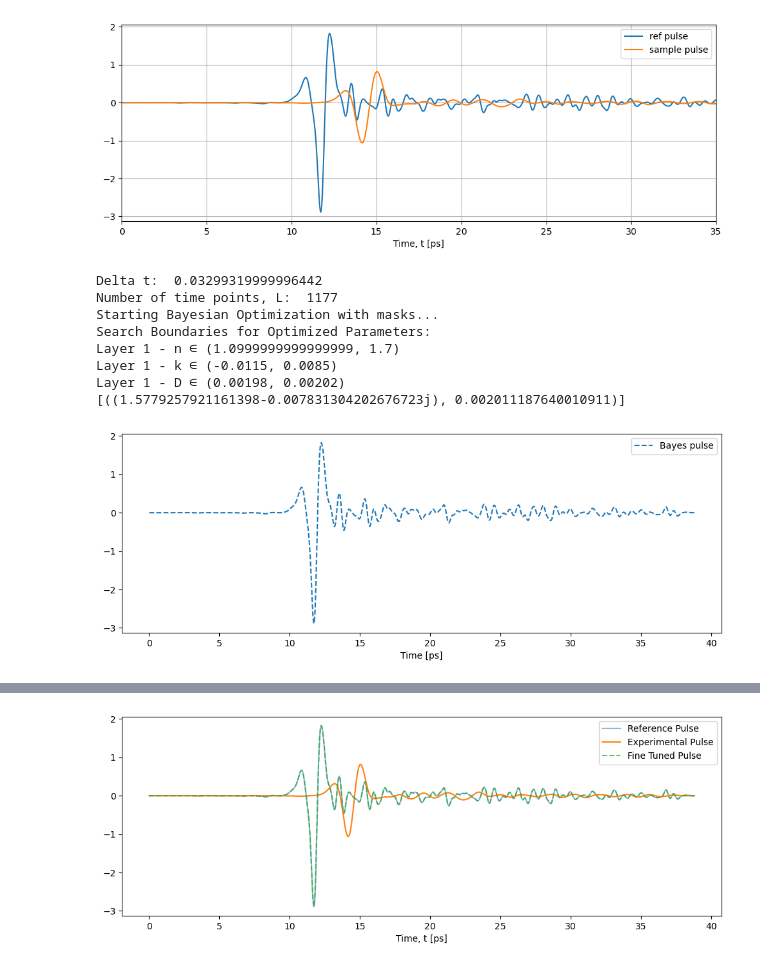
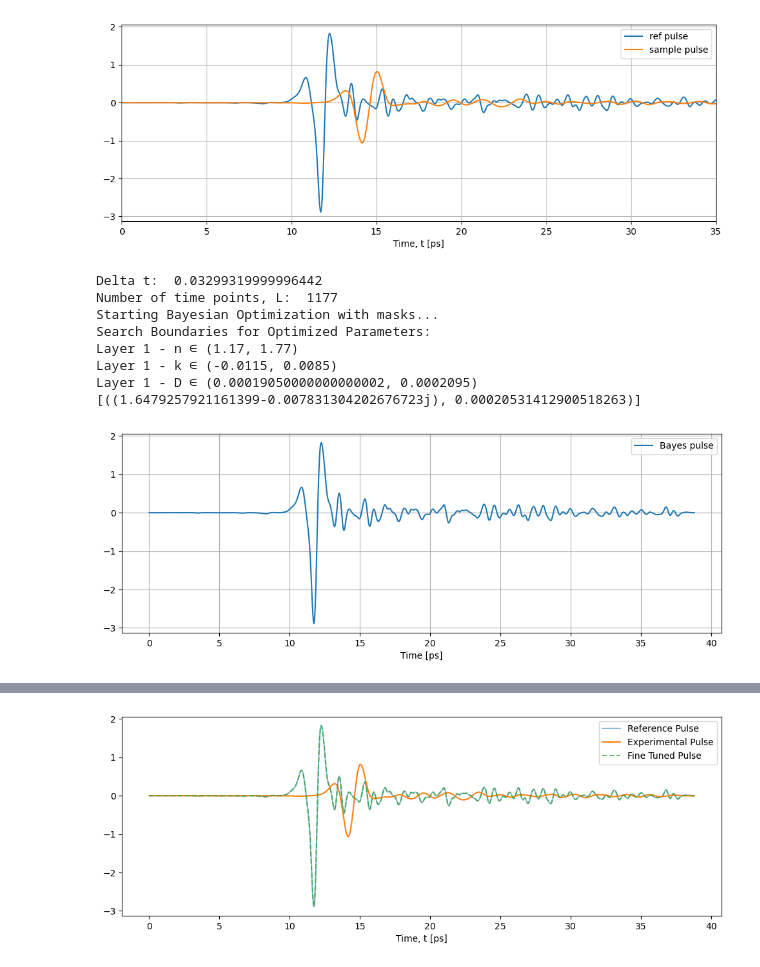
Before and after one commit to Loriginale2000/TerahertzProject, a Jupyter notebook: TheoTHzTDS/THz-TDS/Transfer Matrix Method/THz_Test_glass_slide.ipynb, the cells around one changed output, grey strips where cells are left out. Cells and saved outputs as stored; diff of their text form; code cells hidden in the pictures.

Commit message:
Fixed parts of the code, added new files and tried to extract parameters

```diff
--- a/TheoTHzTDS/THz-TDS/Transfer Matrix Method/THz_Test_glass_slide.ipynb
+++ b/TheoTHzTDS/THz-TDS/Transfer Matrix Method/THz_Test_glass_slide.ipynb
@@ -162,9 +185,9 @@ from Matrix_methods.Simulate import simulate_parallel
 # CONVERT DATA TO TENSORS
 
 # REFERENCE PULSE
-reference_pulse_tensor = torch.tensor(ref_signal, dtype=torch.float32)
+reference_pulse_tensor = torch.tensor(amp1, dtype=torch.float32)
 #SAMPLE PULSE
-sample_pulse_tensor = torch.tensor(sample_signal, dtype=torch.float32)
+sample_pulse_tensor = torch.tensor(amp2, dtype=torch.float32)
 
 
 plt.figure(figsize=(12,4))
@@ -179,15 +202,18 @@ plt.show()
 [figure]
 # %%
 # set initial guesses for Bayes optimization
-layers_init = [(1.4-0.0015j, 2e-3)]
-optimization_bounds = [0.3, 0.01, 2e-5]
+layers_init = [(1.47-0.0015j, 0.2e-3)]
+
+optimization_bounds = [0.3, 0.01, 9.5e-6]
 deltat = t1[1] - t1[0]
 L = reference_pulse_tensor.shape[0]
+
+
 print("Delta t: ", deltat)
 print("Number of time points, L: ", L)
 
 # Set optimization mask
-optimization_mask = [(True, True, True)]
+optimization_mask = [(True, True, True),]
 
 # Initialize extractor for the data
 Bayes_extractor = BayesianLayeredExtractor(reference_pulse_tensor,sample_pulse_tensor, deltat, layers_init,optimization_mask, optimization_bounds=optimization_bounds)
@@ -199,47 +225,50 @@ bayes_params = ms = Bayes_extractor.bayesian_optimization(n_calls=50)
 
 
 # Run forward pass with Jeff’s model
-bayes_pulse = simulate_parallel(reference_pulse_tensor,bayes_params, deltat, 0)[1].detach().cpu().numpy()[:L]
+bayes_pulse = simulate_parallel(reference_pulse_tensor,bayes_params, deltat, noise_level=0)[1].detach().cpu().numpy()[:L]
+
  # Print the parameters
 print(bayes_params)
+
  # plot the pulse
 plt.figure(figsize=(12,4))
-plt.plot(t1, bayes_pulse, label='Bayes pulse', linestyle='--')
+plt.plot(t1, bayes_pulse, label='Bayes pulse', linestyle='-')
 plt.xlabel('Time [ps]')
-#plt.xlim([1655, 1675])
+plt.legend()
+plt.grid(True)
 plt.legend()
 plt.show()
 
 
 
 
 
 
 
  # Initialize adam optimizer object
 grad_optimizer = LayeredExtractor(reference_pulse_tensor,sample_pulse_tensor, deltat, bayes_params,optimization_mask, lr=0.0001)
  # Run optimization for set iterations, ‘updates’ provides a printout of progress
 optim_params = grad_optimizer.optimize(num_iterations=300,updates=50)
 optim_pulse = simulate_parallel(reference_pulse_tensor,
 optim_params, deltat, 0)[1].detach().cpu().numpy()[:L]
 print(optim_params)
 plt.figure(figsize=(12,4))
 plt.plot(t1, reference_pulse_tensor.detach().cpu().numpy(), label='Reference Pulse',
 alpha=0.5)
 plt.plot(t2, sample_pulse_tensor.detach().cpu().numpy(),
 label='Experimental Pulse')
 plt.plot(t1, optim_pulse, label='Fine Tuned Pulse',alpha=0.7, linestyle='--')
 plt.xlabel('Time, t [ps]')
 plt.legend()
 plt.show()
 # %% [output]
 Delta t:  0.03299319999996442
 Number of time points, L:  1177
 Starting Bayesian Optimization with masks...
 Search Boundaries for Optimized Parameters:
-Layer 1 - n ∈ (1.0999999999999999, 1.7)
+Layer 1 - n ∈ (1.17, 1.77)
 Layer 1 - k ∈ (-0.0115, 0.0085)
-Layer 1 - D ∈ (0.00198, 0.00202)
-[((1.5779257921161398-0.007831304202676723j), 0.002011187640010911)]
+Layer 1 - D ∈ (0.00019050000000000002, 0.0002095)
+[((1.6479257921161399-0.007831304202676723j), 0.00020531412900518263)]
-[figure, old version]
+[figure, new version]
 Fine-tuning 3 parameters for 300 iterations.
```
Also changed, not shown: parts of 5 cells of this notebook, 9 other files.
